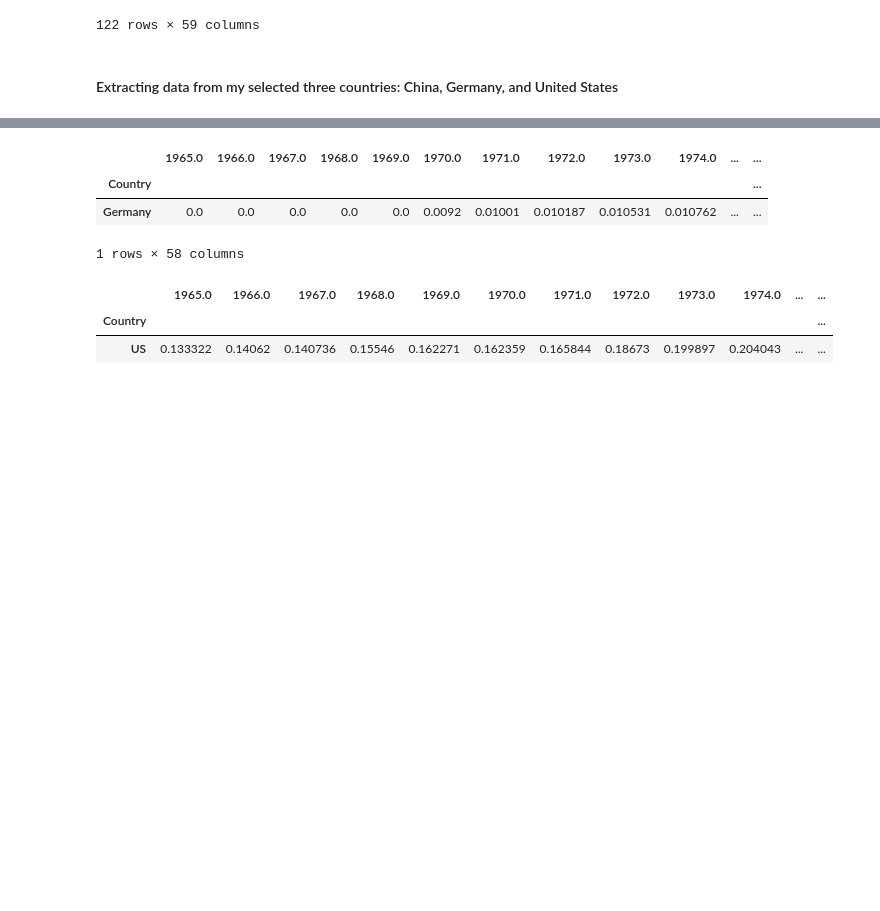
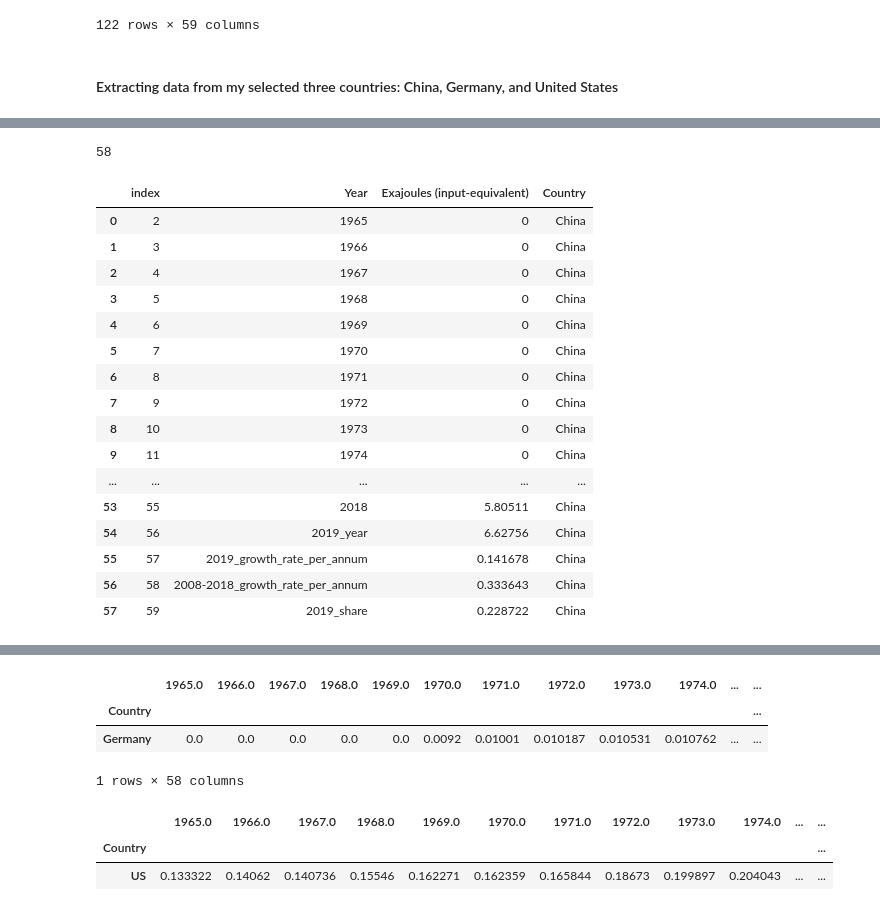
Before and after one commit to yuyhong23/ETL_Project, a Jupyter notebook: ETL_PROJECT.ipynb, the cells around one changed output, grey strips where cells are left out. Drawn from its saved outputs; the diff is of its cells as text; code cells hidden in the pictures; blank space fills up the shorter version.

```diff
--- a/ETL_PROJECT.ipynb
+++ b/ETL_PROJECT.ipynb
@@ -469,0 +532,3 @@ bp_rc_china.head()
+# %%
+bp_rc_china.reset_index(inplace=True)
+bp_rc_china.head()
@@ -469,0 +542,5 @@ bp_rc_china.head()
+# %%
+bp_rc_china = bp_rc_china.drop([0,1])
+bp_rc_china = bp_rc_china.rename(columns={"index":"Year",
+                                        0:"Exajoules (input-equivalent)"})
+bp_rc_china.head()
@@ -469,0 +554,27 @@ bp_rc_china.head()
+# %%
+len(bp_rc_china)
+# %% [output]
+58
+# %%
+china_name = ["China"] * 58
+bp_rc_china["Country"] = china_name
+bp_rc_china.reset_index(inplace=True)
+bp_rc_china
+# %% [output]
+|  | index | Year | Exajoules (input-equivalent) | Country |
+| 0 | 2 | 1965 | 0 | China |
+| 1 | 3 | 1966 | 0 | China |
+| 2 | 4 | 1967 | 0 | China |
+| 3 | 5 | 1968 | 0 | China |
+| 4 | 6 | 1969 | 0 | China |
+| 5 | 7 | 1970 | 0 | China |
+| 6 | 8 | 1971 | 0 | China |
+| 7 | 9 | 1972 | 0 | China |
+| 8 | 10 | 1973 | 0 | China |
+| 9 | 11 | 1974 | 0 | China |
+| ... | ... | ... | ... | ... |
+| 53 | 55 | 2018 | 5.80511 | China |
+| 54 | 56 | 2019_year | 6.62756 | China |
+| 55 | 57 | 2019_growth_rate_per_annum | 0.141678 | China |
+| 56 | 58 | 2008-2018_growth_rate_per_annum | 0.333643 | China |
+| 57 | 59 | 2019_share | 0.228722 | China |
```
Also changed, not shown: parts of 30 cells of this notebook.
